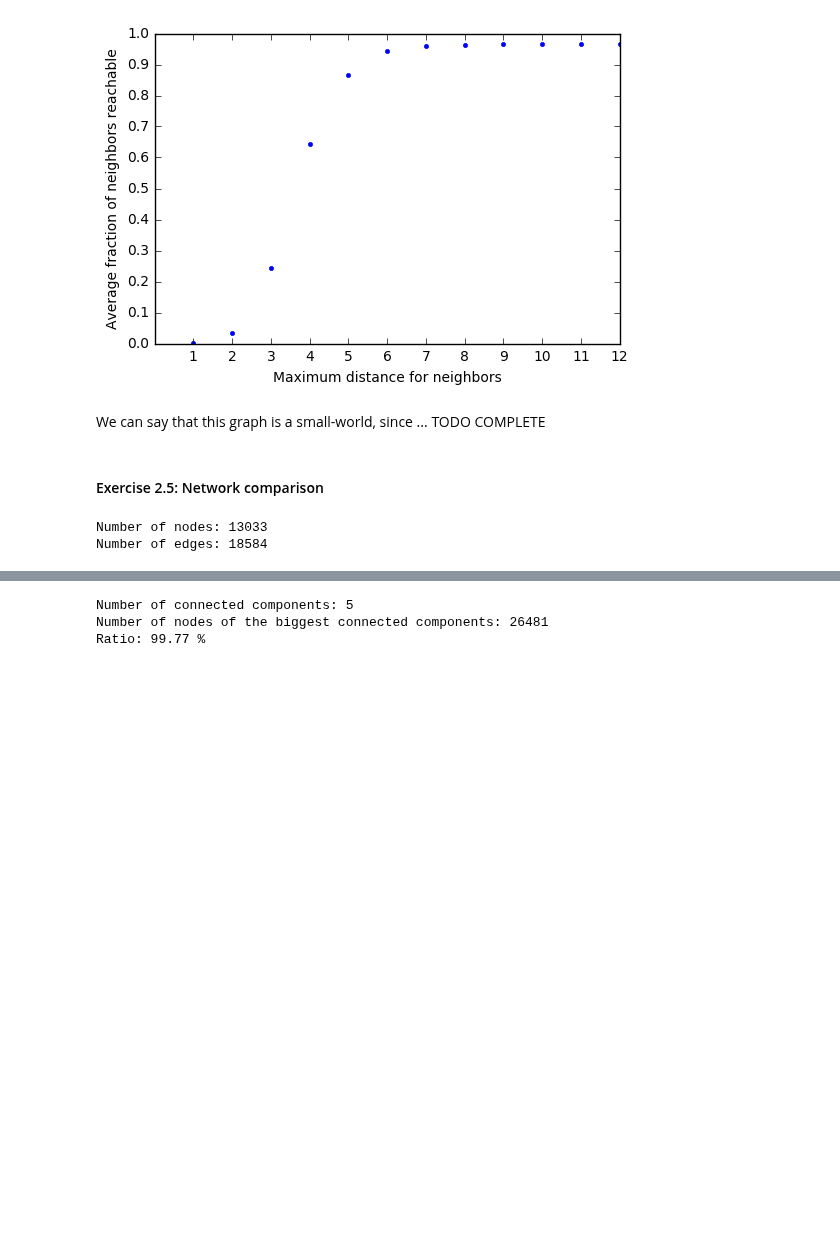
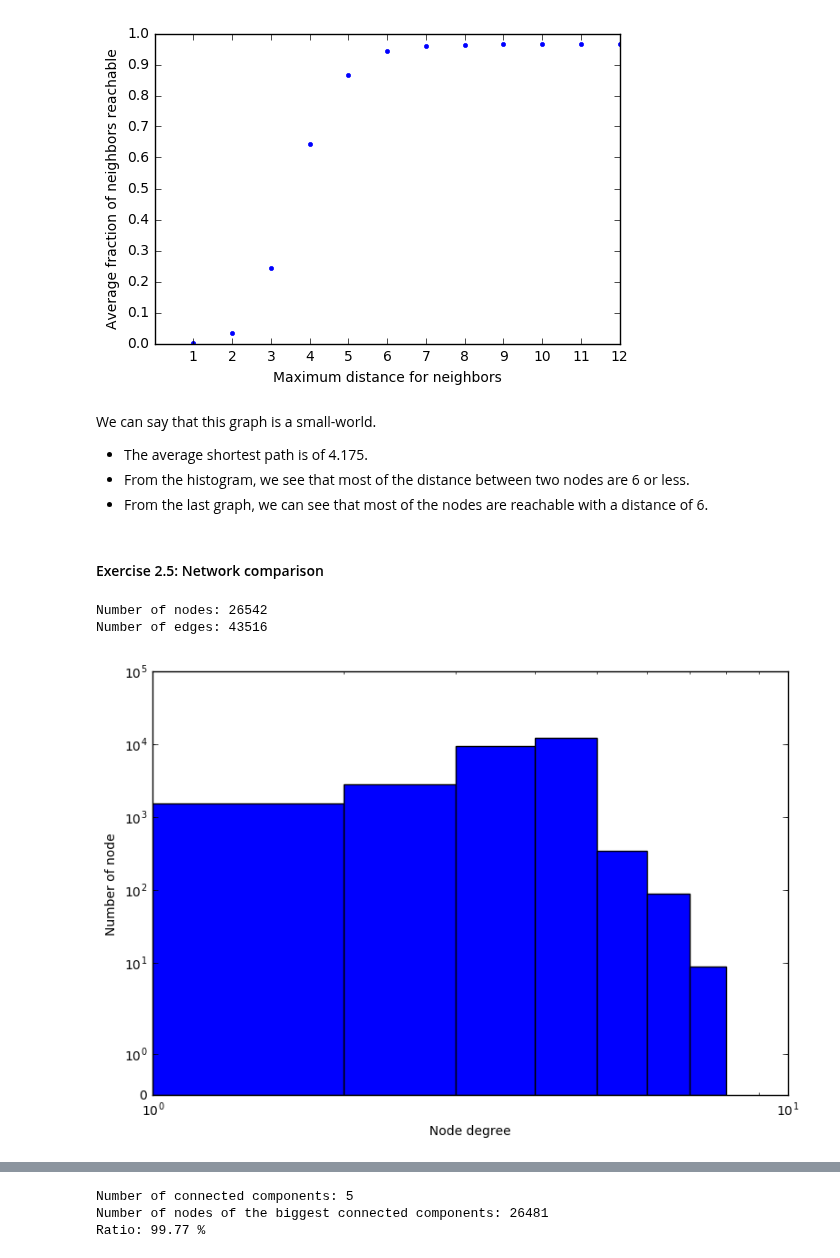
Before and after one commit to raphaelBarman/internetAnalytics, a Jupyter notebook: ix-lab2/notebooks/ix-lab2-notebook-part1.ipynb, the cells around one changed output, grey strips where cells are left out. Saved outputs shown, nothing was run; the diff lists cells and outputs as text; code cells hidden in the pictures; blank space fills up the shorter version.

```diff
--- a/ix-lab2/notebooks/ix-lab2-notebook-part1.ipynb
+++ b/ix-lab2/notebooks/ix-lab2-notebook-part1.ipynb
@@ -133,27 +142,35 @@ plt.ylabel("Average fraction of neighbors reachable")
 plt.show()
 # %% [output]
 [figure]
-# %% [markdown]
-We can say that this graph is a small-world, since ... TODO COMPLETE
+# %% [markdown]
+We can say that this graph is a small-world.
+- The average shortest path is of 4.175.
+- From the histogram, we see that most of the distance between two nodes are 6 or less.
+- From the last graph, we can see that most of the nodes are reachable with a distance of 6.
 # %% [markdown]
 #### Exercise 2.5: Network comparison
 # %%
 with open('../data/network2.csv') as f:
     lines2 = f.readlines()
-edges2 = [line.strip().split(',') for line in lines2 if not line.startswith('#')]
-graph2 = nx.Graph()
-graph2.add_edges_from(edges2)
+edges = [line.strip().split(',') for line in lines2 if not line.startswith('#')]
+graph = nx.Graph()
+graph.add_edges_from(edges)
 # %%
 print("Number of nodes:", nx.number_of_nodes(graph))
 print("Number of edges:", nx.number_of_edges(graph))
 # %% [output]
-Number of nodes: 13033
-Number of edges: 18584
+Number of nodes: 26542
+Number of edges: 43516
 # %%
-histogram2 = nx.degree_histogram(graph)
-plt.hist(histogram2, bins=10000);
-plt.xscale('symlog')
+plt.rcParams["figure.figsize"][0] = 9.0
+plt.rcParams["figure.figsize"][1] = 6.0
+# histogram = nx.degree_histogram(graph)
+degrees = [x for x in nx.degree(graph).values()]
+plt.hist(degrees, bins=np.arange(0,max(degrees)+1,1));
+plt.xscale('log')
 plt.yscale('symlog')
-plt.xlabel("Degree of node")
+plt.xlabel("Node degree")
 plt.ylabel("Number of node")
 plt.show()
+# %% [output]
+[figure, added]
```
Also changed, not shown: parts of 14 cells of this notebook.
